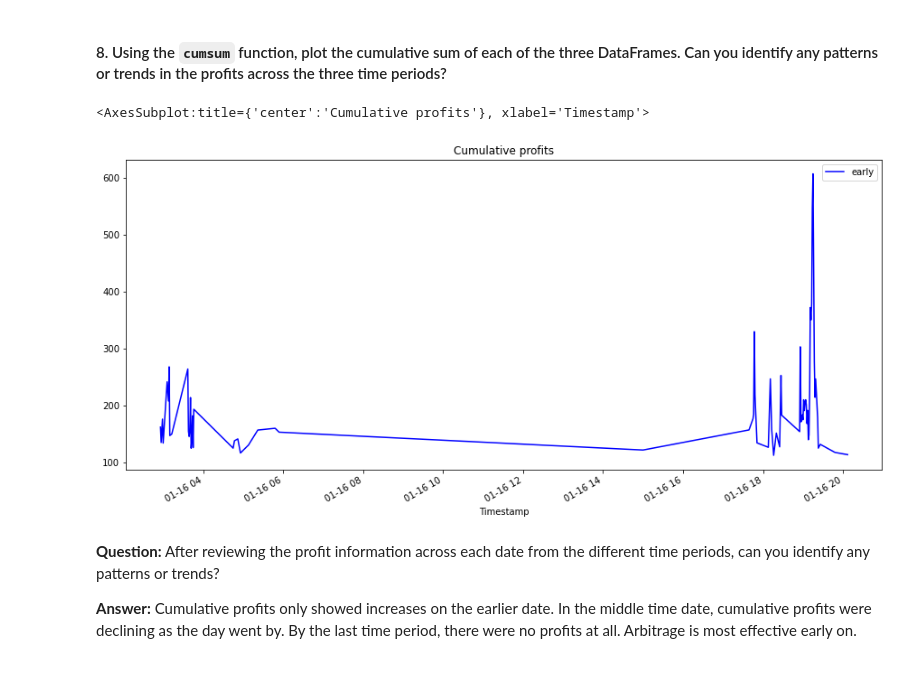
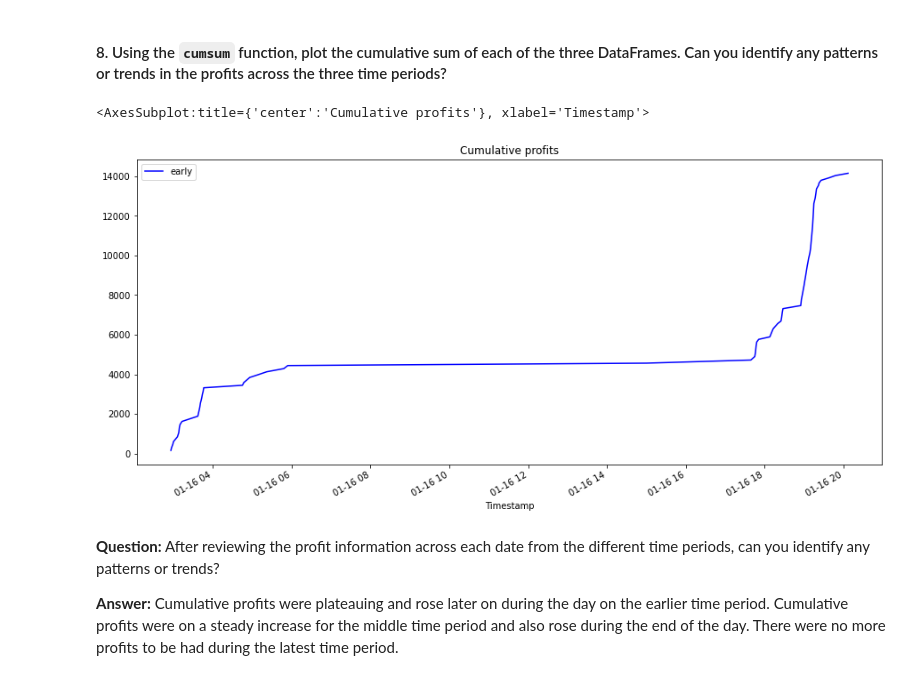
Before and after one commit to winniemei/Fintech2022, a Jupyter notebook: Assignment3/crypto_arbitrage.ipynb, the cells around one changed output. Saved outputs shown, nothing was run; the diff lists cells and outputs as text; code cells hidden in the pictures.

Commit message:
fixed cumulative graph

```diff
--- a/Assignment3/crypto_arbitrage.ipynb
+++ b/Assignment3/crypto_arbitrage.ipynb
@@ -591,13 +591,13 @@ cumulative_profit_middle = profit_per_trade_middle.cumsum()
 cumulative_profit_late = profit_per_trade_late.cumsum()
 # %%
 # Plot the cumulative sum of profits for the early profit per trade DataFrame
-profit_per_trade_early.plot(legend=True, figsize=(15,7), title='Cumulative profits', color='blue', label='early')
-# profit_per_trade_middle.plot(legend=True, figsize=(15,7), title='Cumulative profits', color='blue', label='middle')
-# profit_per_trade_late.plot(legend=True, figsize=(15,7), title='Cumulative profits', color='blue', label='late')
+cumulative_profit_early.plot(legend=True, figsize=(15,7), title='Cumulative profits', color='blue', label='early')
+# cumulative_profit_middle.plot(legend=True, figsize=(15,7), title='Cumulative profits', color='pink', label='middle')
+# cumulative_profit_late.plot(legend=True, figsize=(15,7), title='Cumulative profits', color='orange', label='late')
 # %% [output]
 <AxesSubplot:title={'center':'Cumulative profits'}, xlabel='Timestamp'>
-[figure, old version]
+[figure, new version]
 # %% [markdown]
 **Question:** After reviewing the profit information across each date from the different time periods, can you identify any patterns or trends?
 
-**Answer:** Cumulative profits only showed increases on the earlier date. In the middle time date, cumulative profits were declining as the day went by. By the last time period, there were no profits at all. Arbitrage is most effective early on.
+**Answer:** Cumulative profits were plateauing and rose later on during the day on the earlier time period. Cumulative profits were on a steady increase for the middle time period and also rose during the end of the day. There were no more profits to be had during the latest time period.
```
